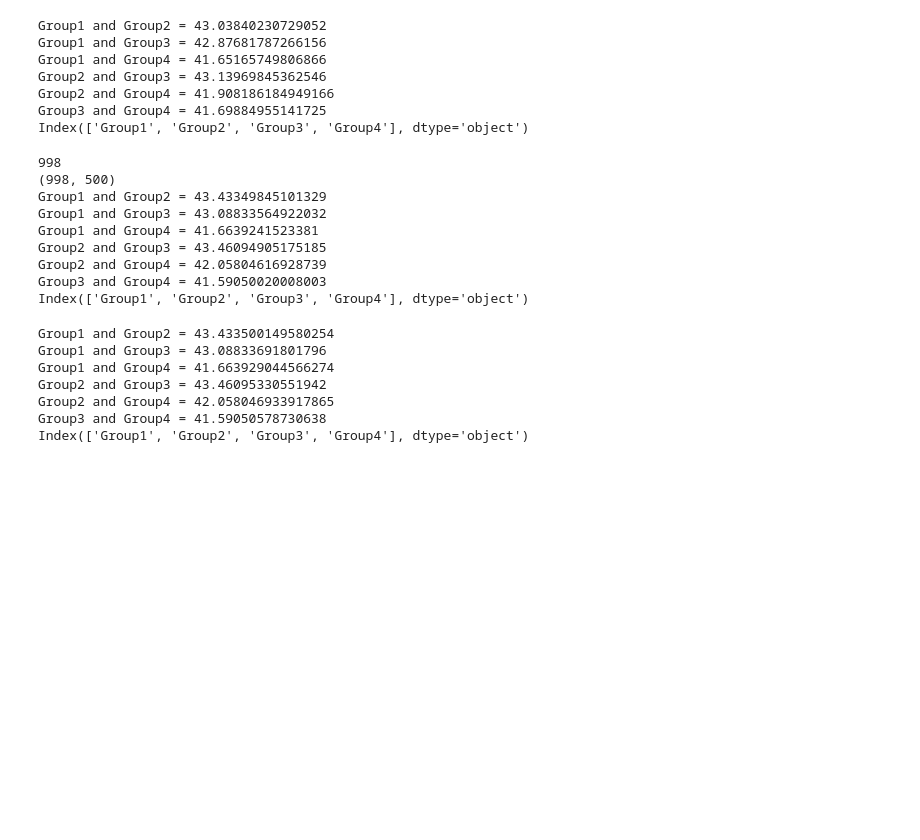
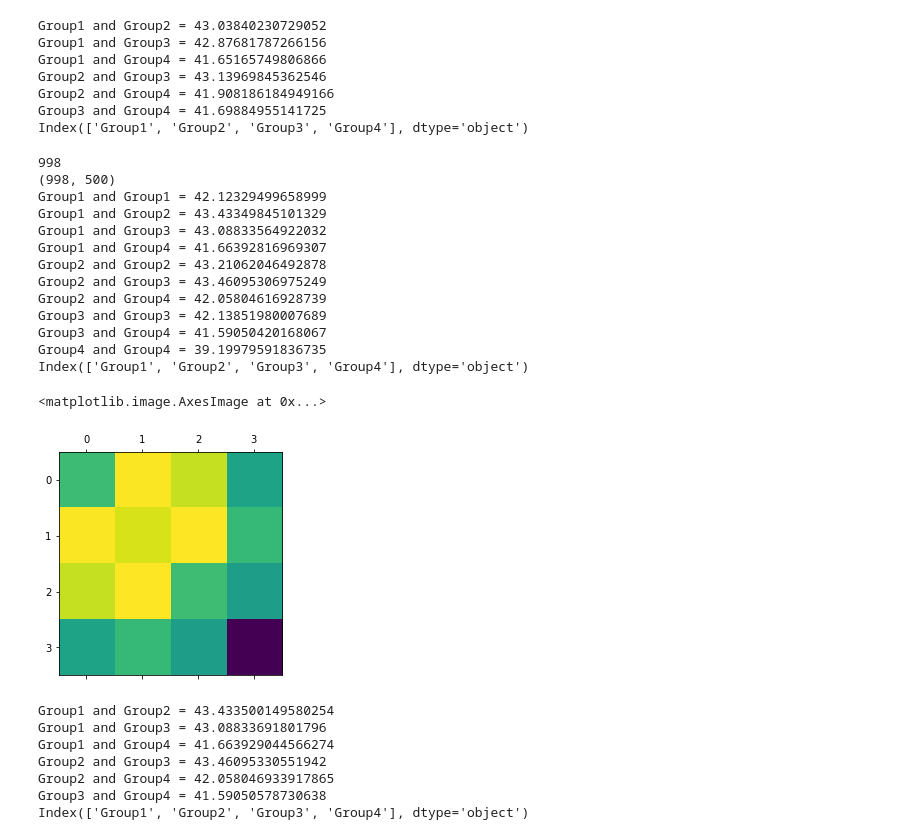
Before and after one commit to lewinsohndp/scSHARP, a Jupyter notebook: cluster_similarities.ipynb, the cells around one changed output. Cells and saved outputs as stored; diff of their text form; code cells hidden in the pictures; blank space fills up the shorter version.

```diff
--- a/cluster_similarities.ipynb
+++ b/cluster_similarities.ipynb
@@ -81,17 +117,24 @@ Group2 and Group4 = 41.908186184949166
 Group3 and Group4 = 41.69884955141725
 Index(['Group1', 'Group2', 'Group3', 'Group4'], dtype='object')
 # %%
-X, real_y = compare_cell_clusters("/home/groups/ConradLab/daniel/sharp_data/sharp_sims_test/splat_0.8_de_rq/", 'query_counts.csv', 'query_meta.csv', "Group")
+mat = compare_cell_clusters("/home/groups/ConradLab/daniel/sharp_data/sharp_sims_test/splat_0.8_de_rq/", 'query_counts.csv', 'query_meta.csv', "Group")
+plt.matshow(mat)
 # %% [output]
 998
 (998, 500)
+Group1 and Group1 = 42.12329499658999
 Group1 and Group2 = 43.43349845101329
 Group1 and Group3 = 43.08833564922032
-Group1 and Group4 = 41.6639241523381
-Group2 and Group3 = 43.46094905175185
+Group1 and Group4 = 41.66392816969307
+Group2 and Group2 = 43.21062046492878
+Group2 and Group3 = 43.46095306975249
 Group2 and Group4 = 42.05804616928739
-Group3 and Group4 = 41.59050020008003
+Group3 and Group3 = 42.13851980007689
+Group3 and Group4 = 41.59050420168067
+Group4 and Group4 = 39.19979591836735
 Index(['Group1', 'Group2', 'Group3', 'Group4'], dtype='object')
+<matplotlib.image.AxesImage at 0x...>
+[figure, added]
 # %%
 X, real_y = compare_cell_clusters("/home/groups/ConradLab/daniel/sharp_data/sharp_sims_test/splat_0.8_de_rq/", 'query_counts.csv', 'query_meta.csv', "Group")
 # %% [output]
```
Also changed, not shown: parts of 6 cells of this notebook, 4 other files.
